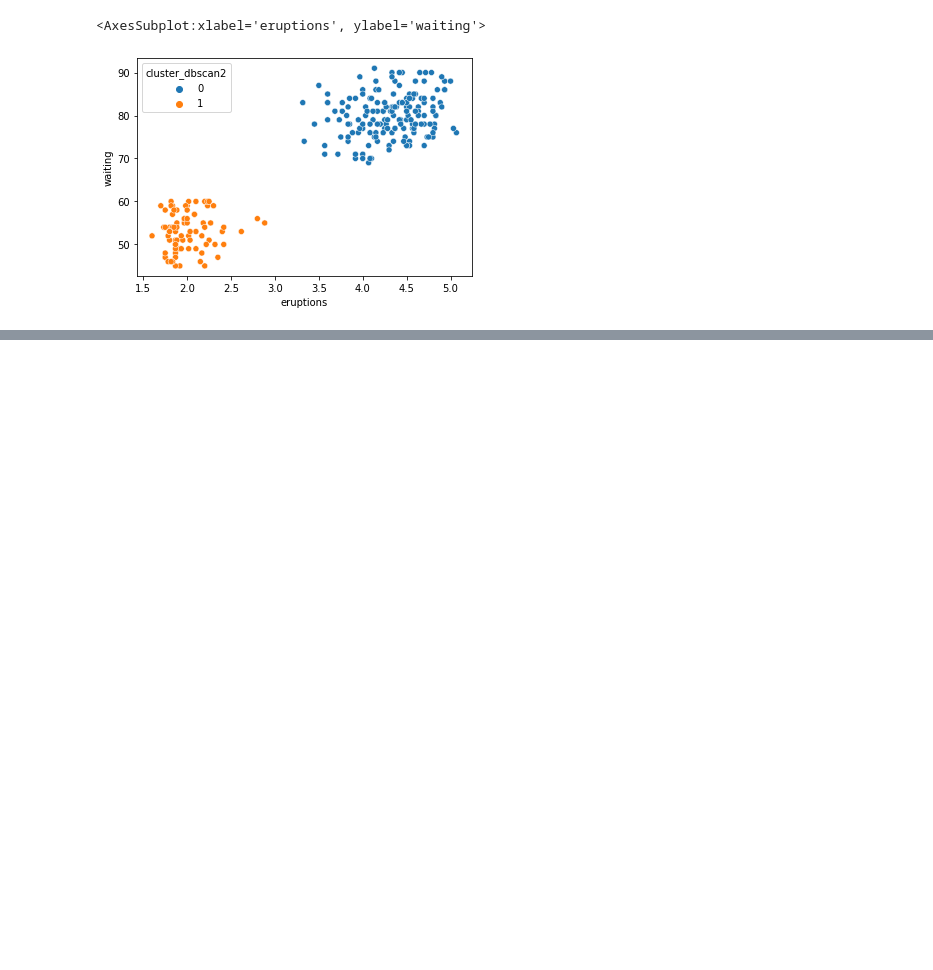
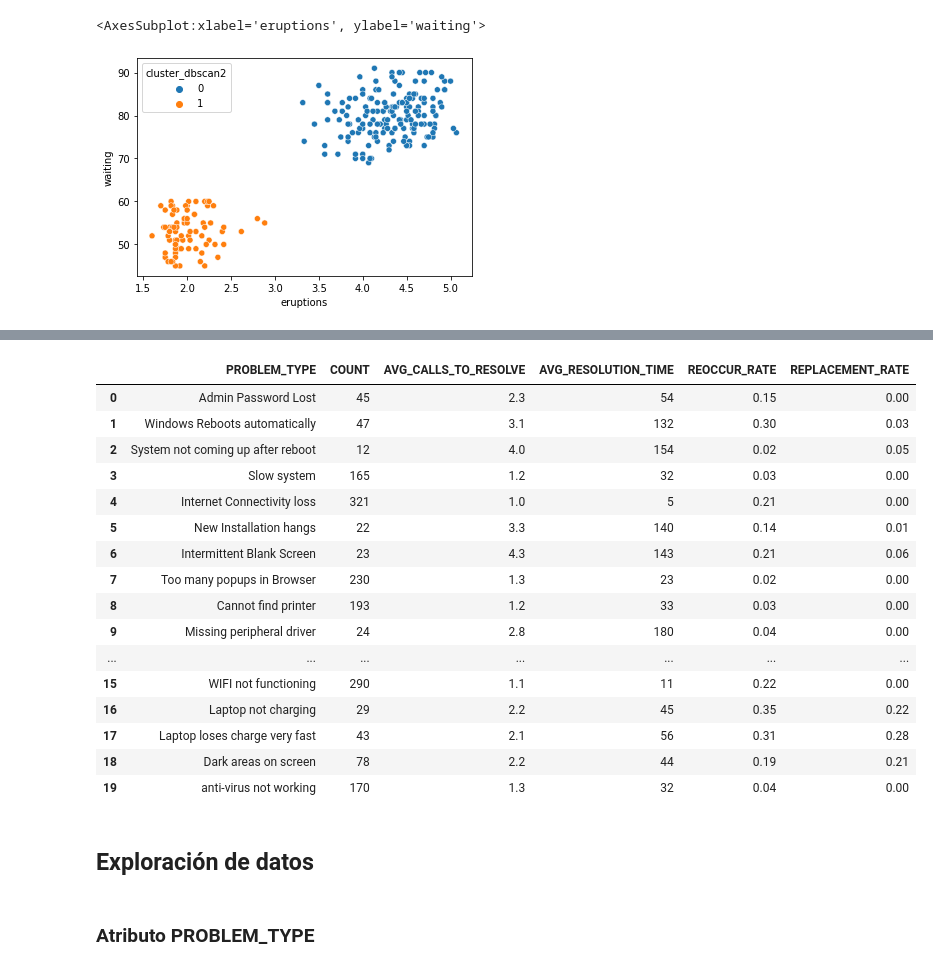
Before and after one commit to leo-hoet/explotaciondedatos, a Jupyter notebook: tp2.ipynb, the cells around one changed output, grey strips where cells are left out. Saved outputs shown, nothing was run; the diff lists cells and outputs as text; code cells hidden in the pictures; blank space fills up the shorter version.

Commit message:
Added problem 2

```diff
--- a/tp2.ipynb
+++ b/tp2.ipynb
@@ -131,0 +157,28 @@ sns.scatterplot(data=df2, x='eruptions',y='waiting', hue='cluster_dbscan2')
+# %%
+import pandas as pd
+import numpy as np
+import seaborn as sns
+df = pd.read_csv('../datasets/issues.csv')
+df
+# %% [output]
+|  | PROBLEM_TYPE | COUNT | AVG_CALLS_TO_RESOLVE | AVG_RESOLUTION_TIME | REOCCUR_RATE | REPLACEMENT_RATE |
+| 0 | Admin Password Lost | 45 | 2.3 | 54 | 0.15 | 0.00 |
+| 1 | Windows Reboots automatically | 47 | 3.1 | 132 | 0.30 | 0.03 |
+| 2 | System not coming up after reboot | 12 | 4.0 | 154 | 0.02 | 0.05 |
+| 3 | Slow system | 165 | 1.2 | 32 | 0.03 | 0.00 |
+| 4 | Internet Connectivity loss | 321 | 1.0 | 5 | 0.21 | 0.00 |
+| 5 | New Installation hangs | 22 | 3.3 | 140 | 0.14 | 0.01 |
+| 6 | Intermittent Blank Screen | 23 | 4.3 | 143 | 0.21 | 0.06 |
+| 7 | Too many popups in Browser | 230 | 1.3 | 23 | 0.02 | 0.00 |
+| 8 | Cannot find printer | 193 | 1.2 | 33 | 0.03 | 0.00 |
+| 9 | Missing peripheral driver | 24 | 2.8 | 180 | 0.04 | 0.00 |
+| ... | ... | ... | ... | ... | ... | ... |
+| 15 | WIFI not functioning | 290 | 1.1 | 11 | 0.22 | 0.00 |
+| 16 | Laptop not charging | 29 | 2.2 | 45 | 0.35 | 0.22 |
+| 17 | Laptop loses charge very fast | 43 | 2.1 | 56 | 0.31 | 0.28 |
+| 18 | Dark areas on screen | 78 | 2.2 | 44 | 0.19 | 0.21 |
+| 19 | anti-virus not working | 170 | 1.3 | 32 | 0.04 | 0.00 |
+# %% [markdown]
+## Exploración de datos
+# %% [markdown]
+### Atributo PROBLEM_TYPE
```
Also changed, not shown: parts of 8 cells of this notebook.
